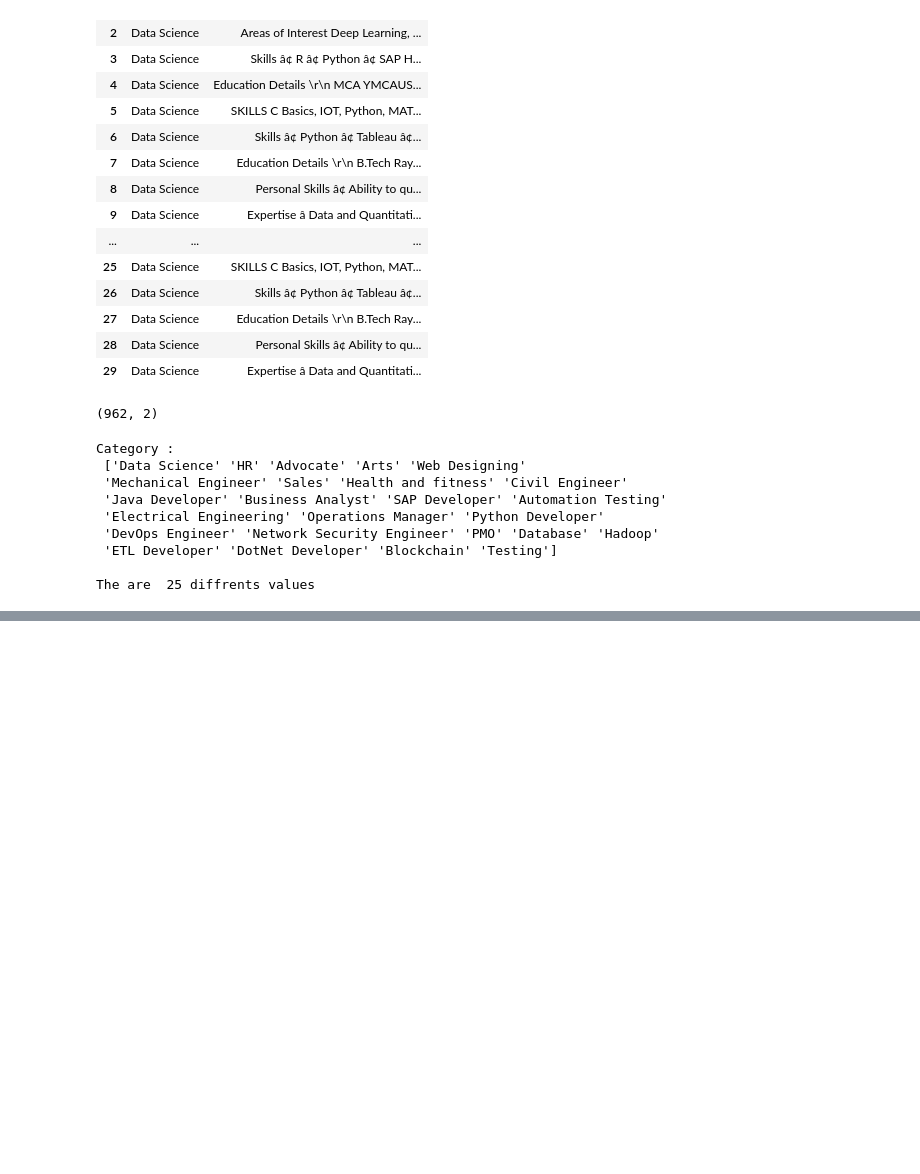
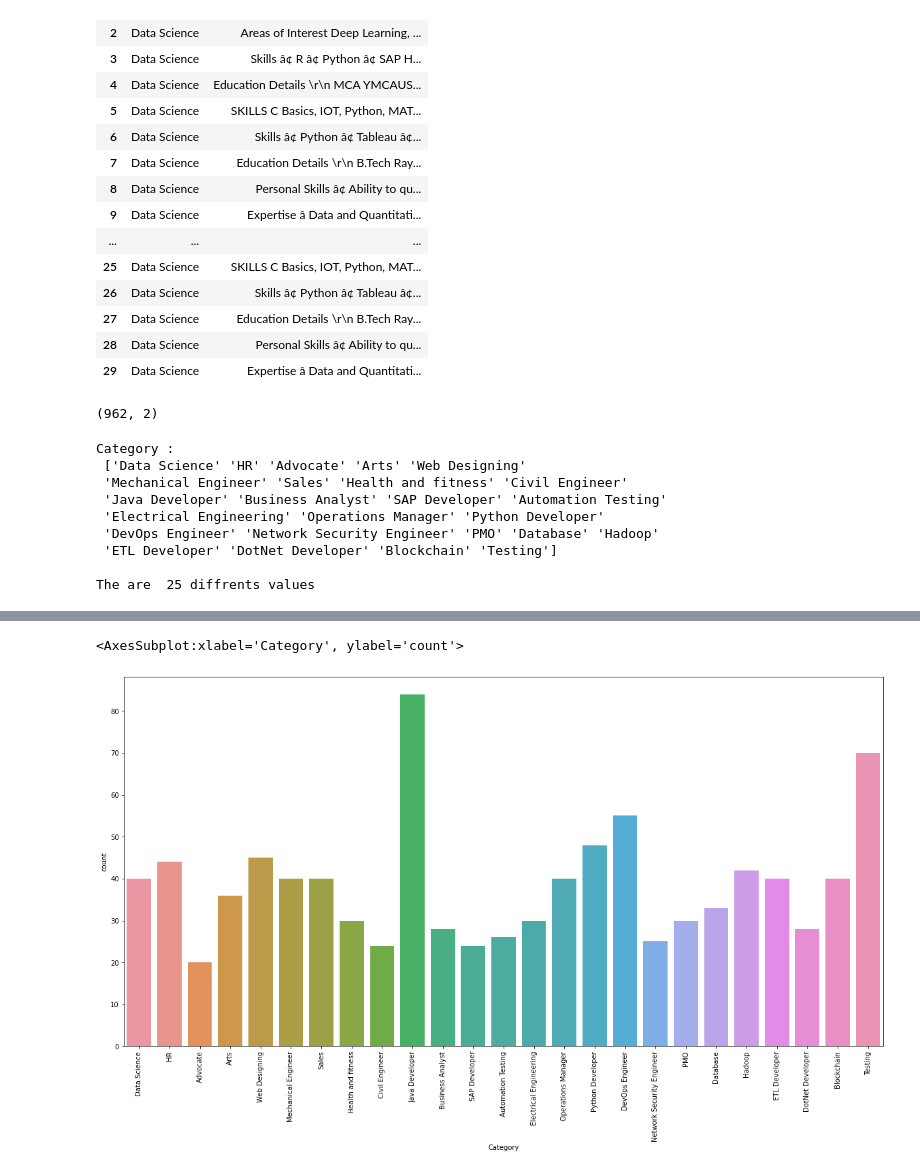
Before and after one commit to KristineCabanela/Resume_data, a Jupyter notebook: resume_dataset_kaggle.ipynb, the cells around one changed output, grey strips where cells are left out. Drawn from its saved outputs; the diff is of its cells as text; code cells hidden in the pictures; blank space fills up the shorter version.

```diff
--- a/resume_dataset_kaggle.ipynb
+++ b/resume_dataset_kaggle.ipynb
@@ -60,0 +84,7 @@ The are  25 diffrents values
+# %%
+plt.figure(figsize=(20,10))
+plt.xticks(rotation=90)
+sns.countplot(x = "Category", data = df_resume)
+# %% [output]
+<AxesSubplot:xlabel='Category', ylabel='count'>
+[figure, added]
```
Also changed, not shown: parts of 3 cells of this notebook.
